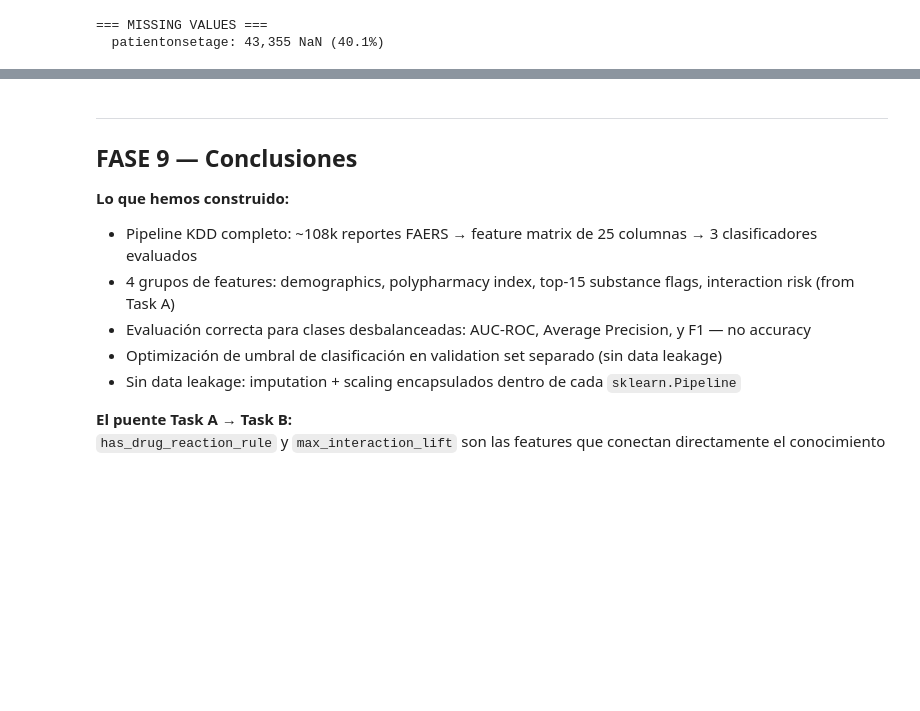
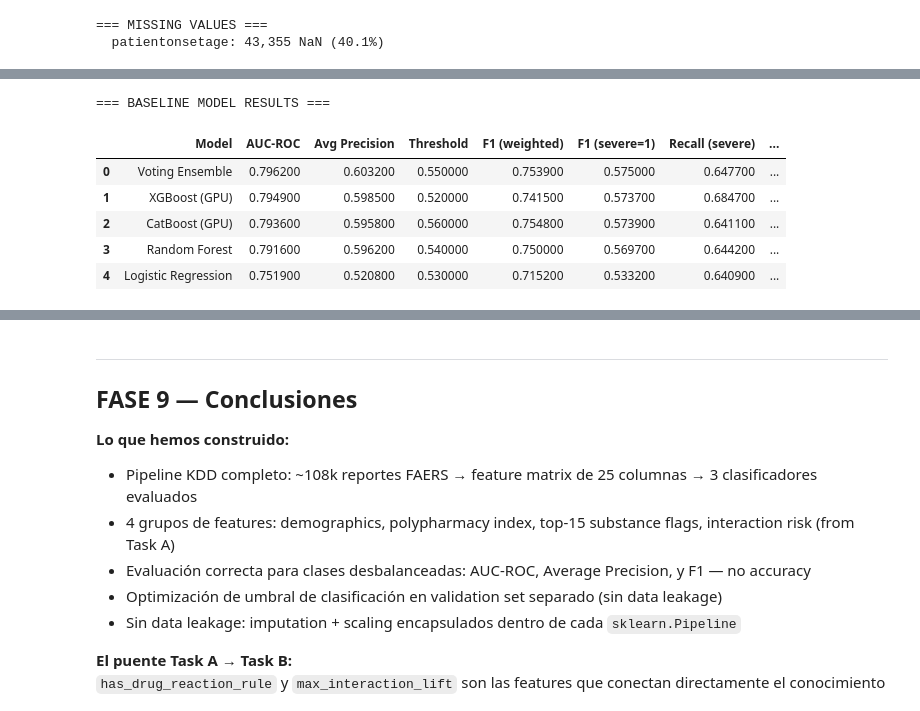
Before and after one commit to ruedagarcialaura/DrugInteractionsRisks, a Jupyter notebook: taskB/TaskB_notebook_EXECUTED.ipynb, the cells around one changed output, grey strips where cells are left out. Cells and saved outputs as stored; diff of their text form; code cells hidden in the pictures; blank space fills up the shorter version.

```diff
--- a/taskB/TaskB_notebook_EXECUTED.ipynb
+++ b/taskB/TaskB_notebook_EXECUTED.ipynb
@@ -725,0 +421,19 @@ Best model by AUC-ROC: Random Forest  (AUC = 0.7202,  F1-severe = 0.5092)
+# %%
+# Results table
+import pandas as pd
+from IPython.display import display
+
+df = pd.read_csv("taskB/task_b_evaluation.csv")
+print("=== BASELINE MODEL RESULTS ===")
+display(df.style.highlight_max(
+    subset=["AUC-ROC", "Avg Precision", "F1 (severe=1)", "Recall (severe)"],
+    color="#d4edda"
+))
+# %% [output]
+=== BASELINE MODEL RESULTS ===
+|  | Model | AUC-ROC | Avg Precision | Threshold | F1 (weighted) | F1 (severe=1) | Recall (severe) | ... |
+| 0 | Voting Ensemble | 0.796200 | 0.603200 | 0.550000 | 0.753900 | 0.575000 | 0.647700 | ... |
+| 1 | XGBoost (GPU) | 0.794900 | 0.598500 | 0.520000 | 0.741500 | 0.573700 | 0.684700 | ... |
+| 2 | CatBoost (GPU) | 0.793600 | 0.595800 | 0.560000 | 0.754800 | 0.573900 | 0.641100 | ... |
+| 3 | Random Forest | 0.791600 | 0.596200 | 0.540000 | 0.750000 | 0.569700 | 0.644200 | ... |
+| 4 | Logistic Regression | 0.751900 | 0.520800 | 0.530000 | 0.715200 | 0.533200 | 0.640900 | ... |
```
Also changed, not shown: parts of 31 cells of this notebook, 1 other file.
